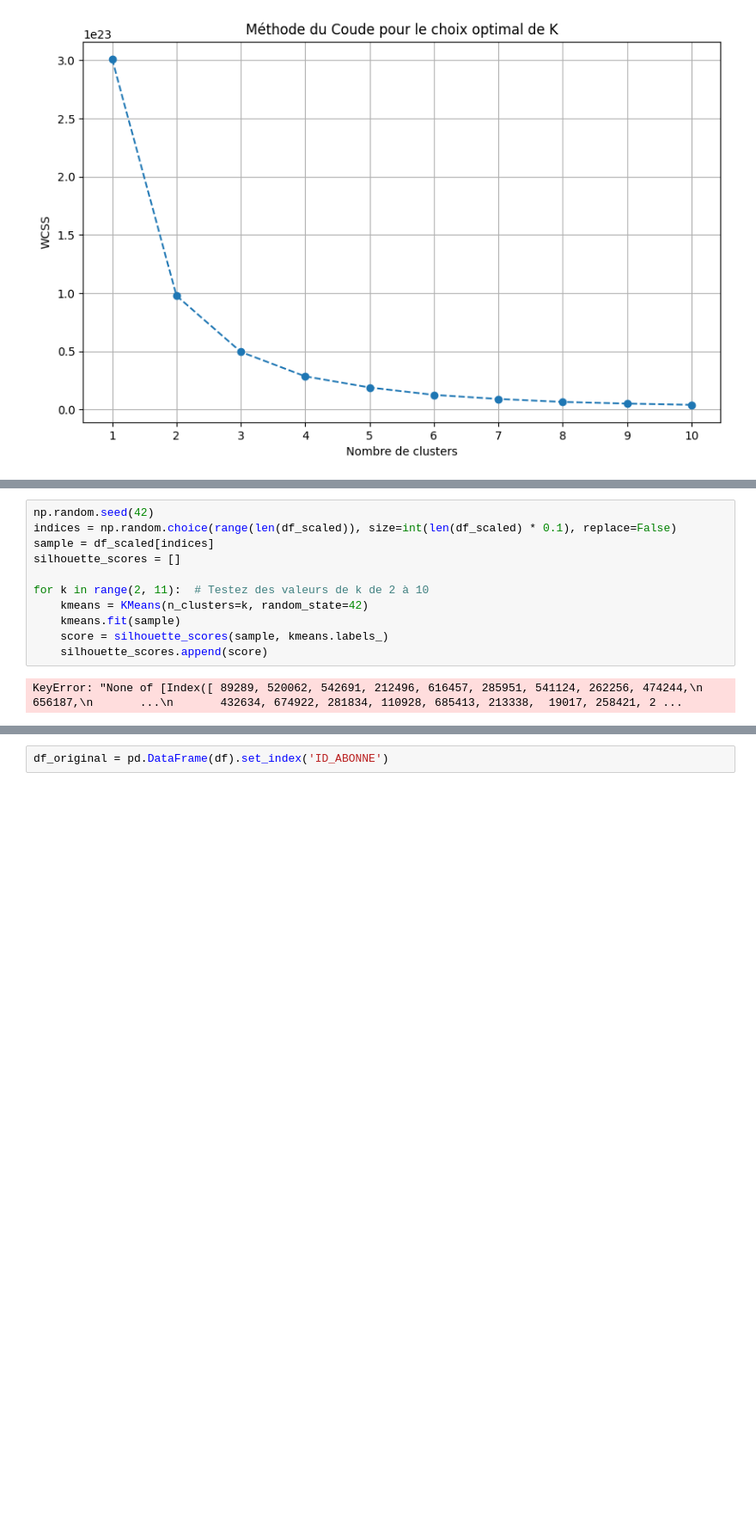
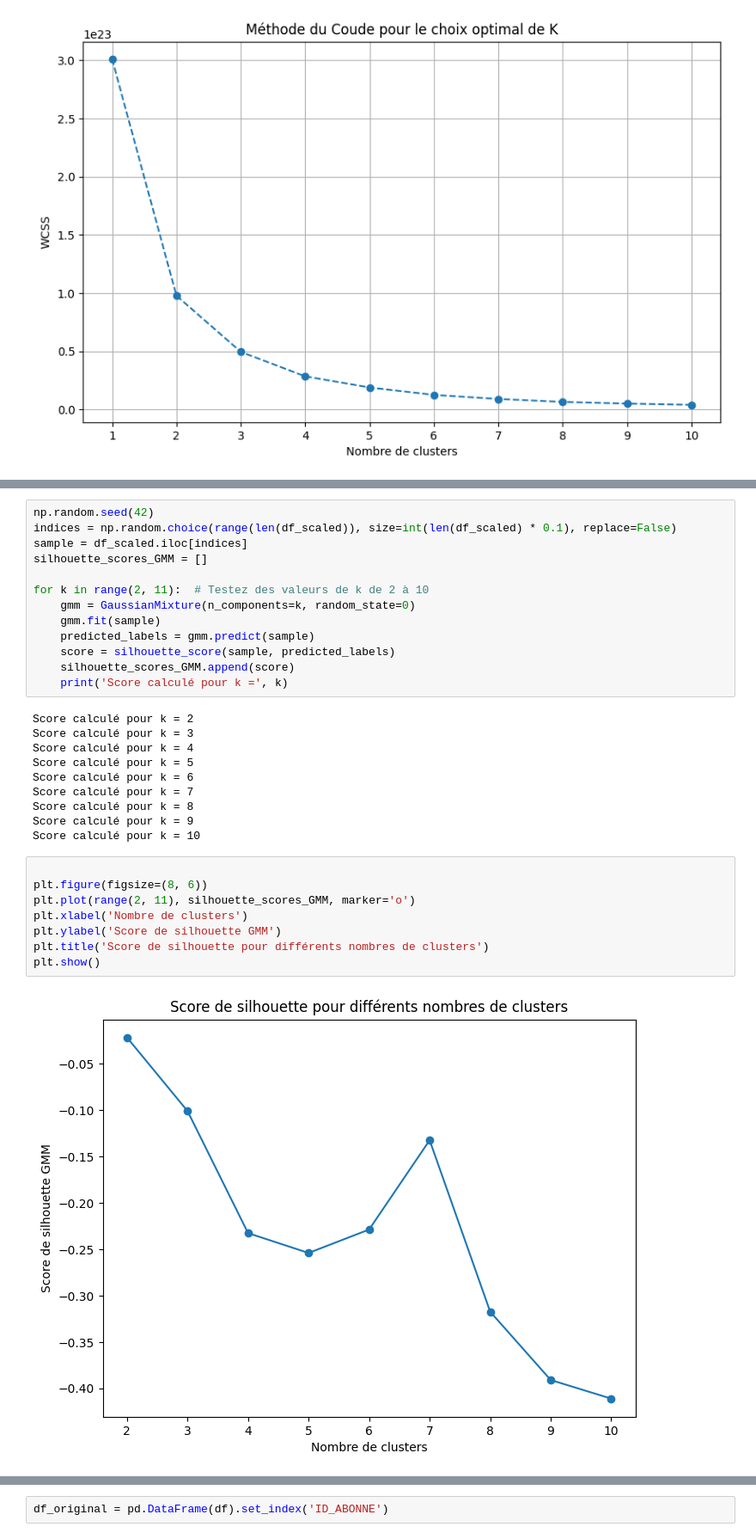
Before and after one commit to Statapp-CANAL/Statapp-CANAL, a Jupyter notebook: Data_operations/KMeans.ipynb, the cells around one changed output, grey strips where cells are left out. Shown at 86% size. Cells and saved outputs as stored; diff of their text form; blank space fills up the shorter version.

```diff
--- a/Data_operations/KMeans.ipynb
+++ b/Data_operations/KMeans.ipynb
@@ -108,13 +125,33 @@ plt.show()
 # %%
 np.random.seed(42)
 indices = np.random.choice(range(len(df_scaled)), size=int(len(df_scaled) * 0.1), replace=False)
-sample = df_scaled[indices]
-silhouette_scores = []
+sample = df_scaled.iloc[indices]
+silhouette_scores_GMM = []
 
 for k in range(2, 11):  # Testez des valeurs de k de 2 à 10
-    kmeans = KMeans(n_clusters=k, random_state=42)
-    kmeans.fit(sample)
-    score = silhouette_scores(sample, kmeans.labels_)
-    silhouette_scores.append(score)
+    gmm = GaussianMixture(n_components=k, random_state=0)
+    gmm.fit(sample)
+    predicted_labels = gmm.predict(sample)
+    score = silhouette_score(sample, predicted_labels)
+    silhouette_scores_GMM.append(score)
+    print('Score calculé pour k =', k)
 # %% [output]
-KeyError: "None of [Index([ 89289, 520062, 542691, 212496, 616457, 285951, 541124, 262256, 474244,\n       656187,\n       ...\n       432634, 674922, 281834, 110928, 685413, 213338,  19017, 258421, 2 ...
+Score calculé pour k = 2
+Score calculé pour k = 3
+Score calculé pour k = 4
+Score calculé pour k = 5
+Score calculé pour k = 6
+Score calculé pour k = 7
+Score calculé pour k = 8
+Score calculé pour k = 9
+Score calculé pour k = 10
+# %%
+
+plt.figure(figsize=(8, 6))
+plt.plot(range(2, 11), silhouette_scores_GMM, marker='o')
+plt.xlabel('Nombre de clusters')
+plt.ylabel('Score de silhouette GMM')
+plt.title('Score de silhouette pour différents nombres de clusters')
+plt.show()
+# %% [output]
+[figure, added]
```
Also changed, not shown: parts of 13 cells of this notebook.
